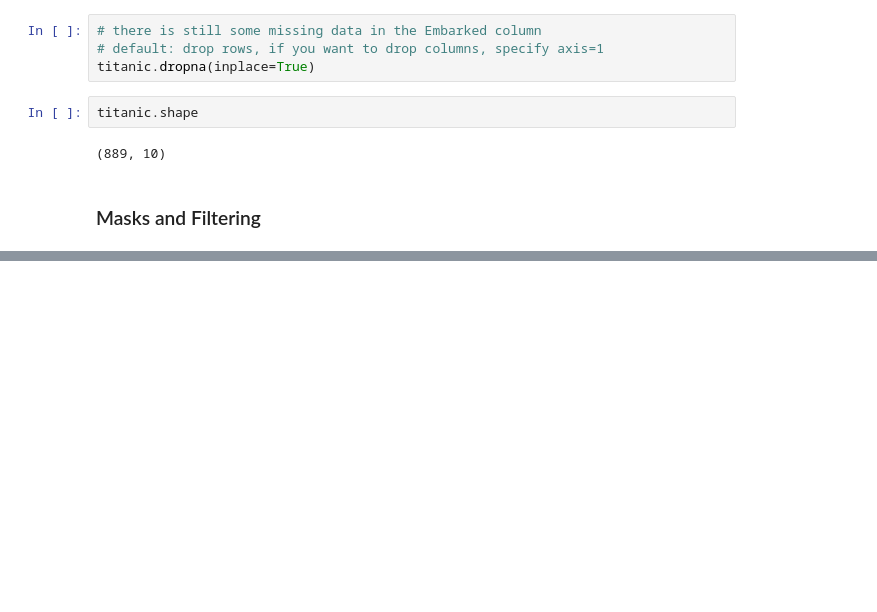
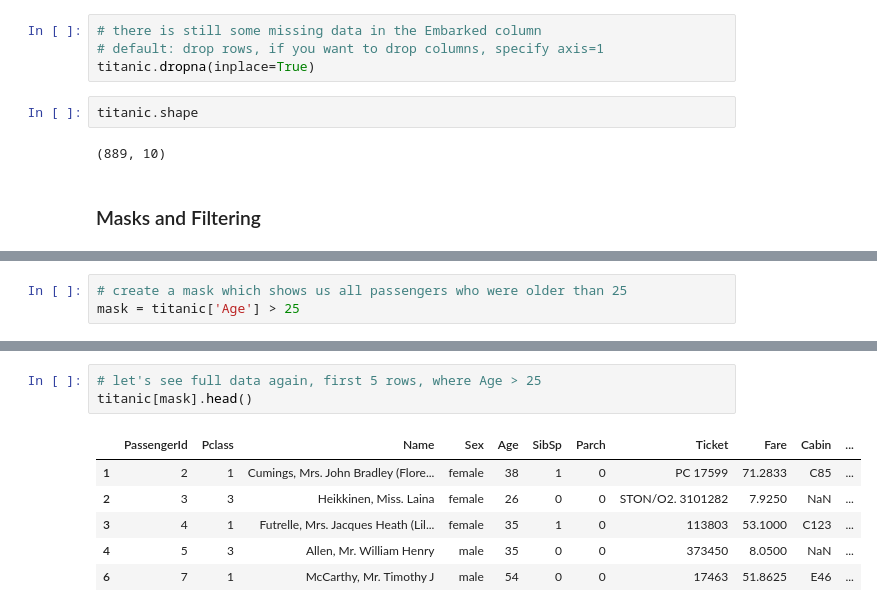
Before and after one commit to estambolieva/fast_track_to_python, a Jupyter notebook: day2/pandas/Pandas_Titanic_DataSet.ipynb, the cells around one changed output, grey strips where cells are left out. Drawn from its saved outputs; the diff is of its cells as text; blank space fills up the shorter version.

```diff
--- a/day2/pandas/Pandas_Titanic_DataSet.ipynb
+++ b/day2/pandas/Pandas_Titanic_DataSet.ipynb
@@ -268,0 +315,3 @@ titanic.shape
+# %%
+# create a mask which shows us all passengers who were older than 25
+mask = titanic['Age'] > 25
@@ -268,0 +332,10 @@ titanic.shape
+# %%
+# let's see full data again, first 5 rows, where Age > 25
+titanic[mask].head()
+# %% [output]
+|  | PassengerId | Pclass | Name | Sex | Age | SibSp | Parch | Ticket | Fare | Cabin | ... |
+| 1 | 2 | 1 | Cumings, Mrs. John Bradley (Flore... | female | 38 | 1 | 0 | PC 17599 | 71.2833 | C85 | ... |
+| 2 | 3 | 3 | Heikkinen, Miss. Laina | female | 26 | 0 | 0 | STON/O2. 3101282 | 7.9250 | NaN | ... |
+| 3 | 4 | 1 | Futrelle, Mrs. Jacques Heath (Lil... | female | 35 | 1 | 0 | 113803 | 53.1000 | C123 | ... |
+| 4 | 5 | 3 | Allen, Mr. William Henry | male | 35 | 0 | 0 | 373450 | 8.0500 | NaN | ... |
+| 6 | 7 | 1 | McCarthy, Mr. Timothy J | male | 54 | 0 | 0 | 17463 | 51.8625 | E46 | ... |
```
Also changed, not shown: parts of 23 cells of this notebook, 4 other files.
